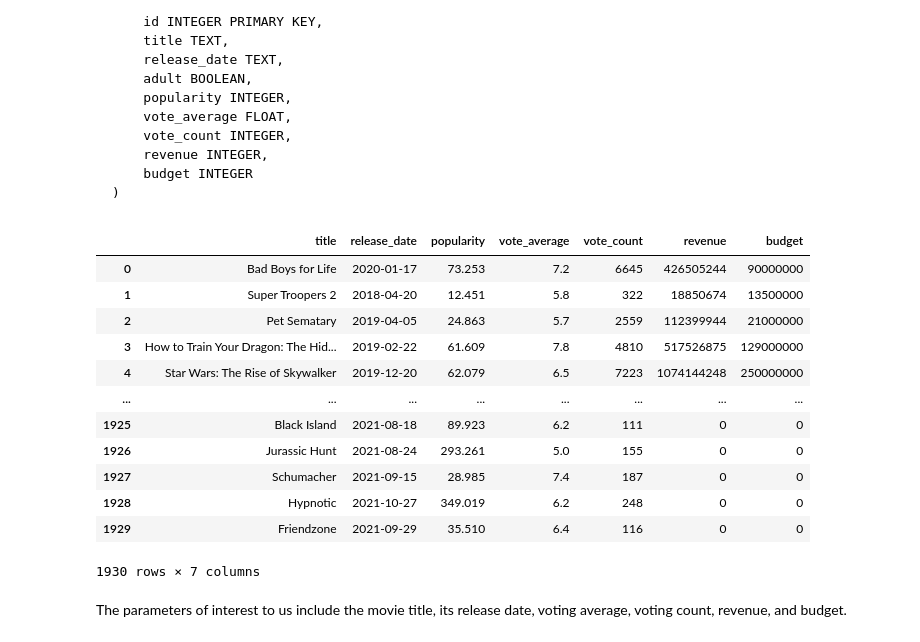
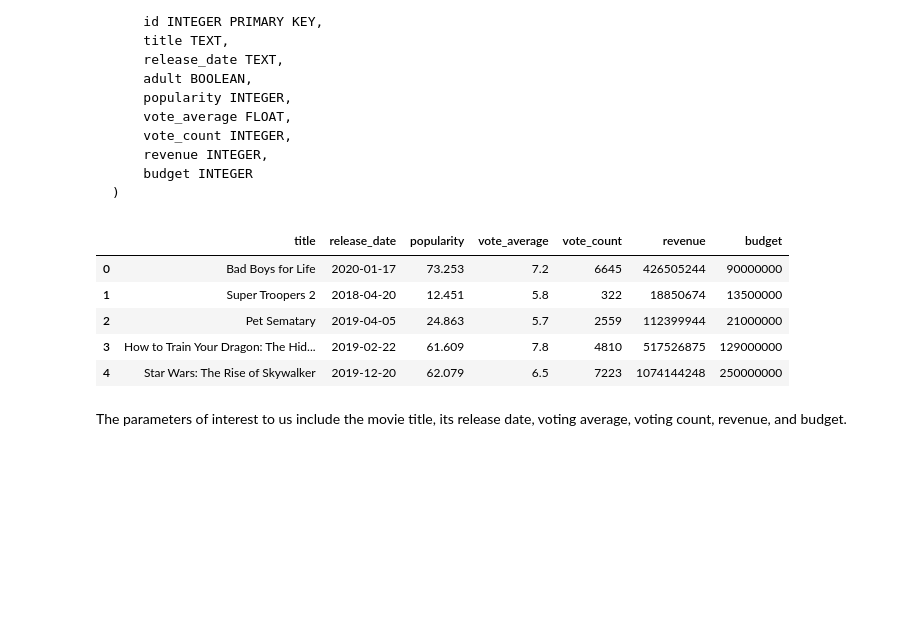
Before and after one commit to stan-GH/final-tutorial, a Jupyter notebook: final_tutorial.ipynb, the cells around one changed output. Cells and saved outputs as stored; diff of their text form; code cells hidden in the pictures; blank space fills up the shorter version.

```diff
--- a/final_tutorial.ipynb
+++ b/final_tutorial.ipynb
@@ -49,29 +52,22 @@ CREATE TABLE movies(
 # %%
 movieDB = 'movie.db'
 conn = sql.connect(movieDB)
 
 # Queries movie.db for movie title, release date, popularity, vote average, vote count, revenue, and budget
 sql_query = ''' \
     SELECT movies.title, movies.release_date, movies.popularity, movies.vote_average, movies.vote_count, movies.revenue, movies.budget
     FROM movies
 '''
 
 moviesDF = pd.read_sql(sql_query, conn)
-moviesDF
+moviesDF.head()
 # %% [output]
 |  | title | release_date | popularity | vote_average | vote_count | revenue | budget |
 | 0 | Bad Boys for Life | 2020-01-17 | 73.253 | 7.2 | 6645 | 426505244 | 90000000 |
 | 1 | Super Troopers 2 | 2018-04-20 | 12.451 | 5.8 | 322 | 18850674 | 13500000 |
 | 2 | Pet Sematary | 2019-04-05 | 24.863 | 5.7 | 2559 | 112399944 | 21000000 |
 | 3 | How to Train Your Dragon: The Hid... | 2019-02-22 | 61.609 | 7.8 | 4810 | 517526875 | 129000000 |
 | 4 | Star Wars: The Rise of Skywalker | 2019-12-20 | 62.079 | 6.5 | 7223 | 1074144248 | 250000000 |
-| ... | ... | ... | ... | ... | ... | ... | ... |
-| 1925 | Black Island | 2021-08-18 | 89.923 | 6.2 | 111 | 0 | 0 |
-| 1926 | Jurassic Hunt | 2021-08-24 | 293.261 | 5.0 | 155 | 0 | 0 |
-| 1927 | Schumacher | 2021-09-15 | 28.985 | 7.4 | 187 | 0 | 0 |
-| 1928 | Hypnotic | 2021-10-27 | 349.019 | 6.2 | 248 | 0 | 0 |
-| 1929 | Friendzone | 2021-09-29 | 35.510 | 6.4 | 116 | 0 | 0 |
-1930 rows × 7 columns
 # %% [markdown]
 The parameters of interest to us include the movie title, its release date, voting average, voting count, revenue, and budget.
 # %% [markdown]
```
Also changed, not shown: parts of 15 cells of this notebook, 1 other file.
